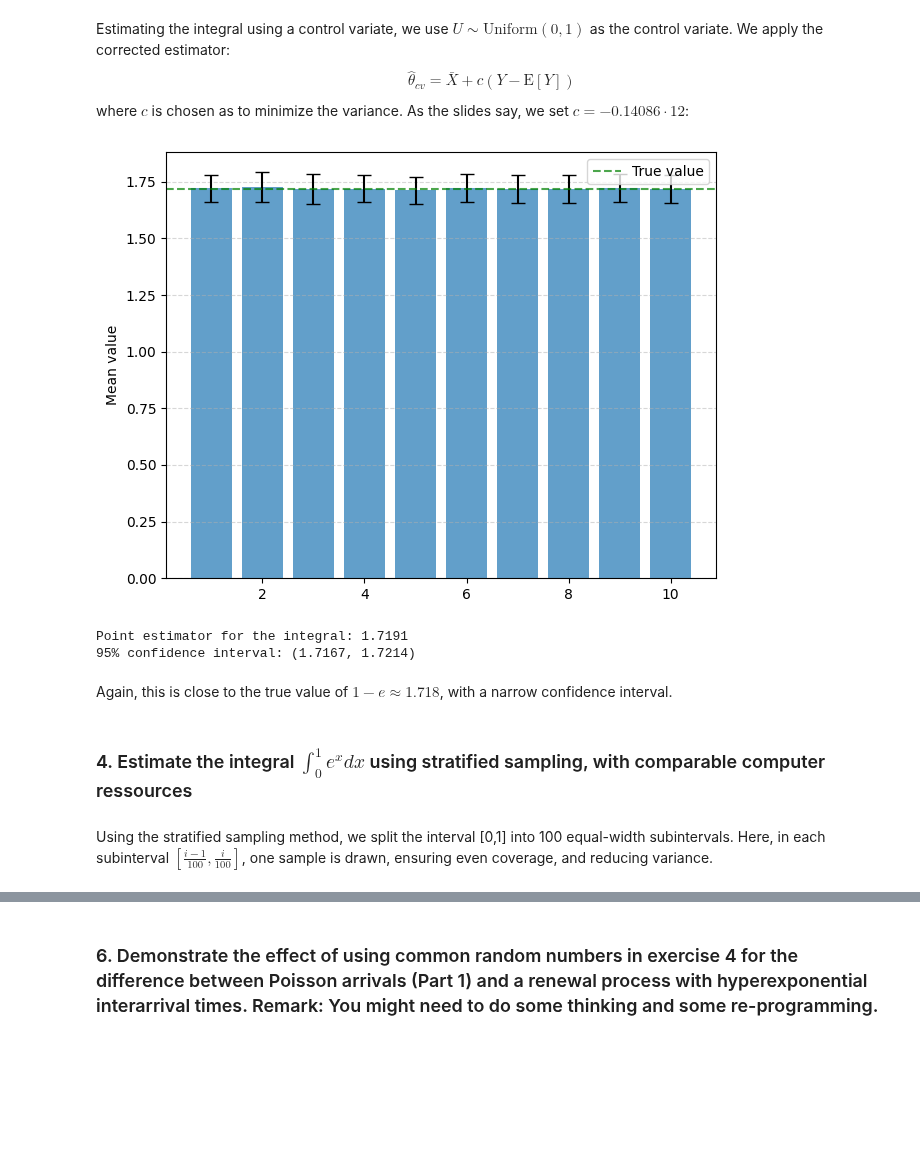
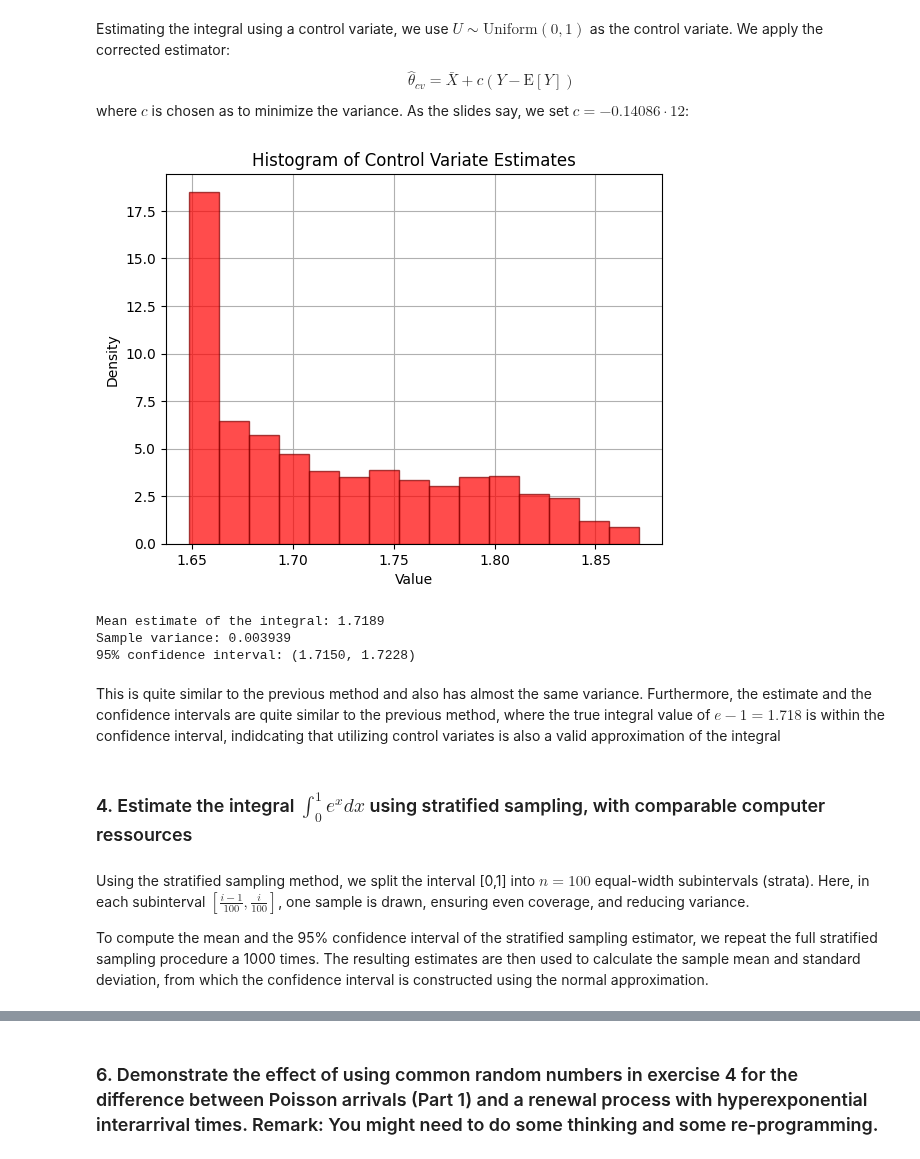
Before and after one commit to AntonJorg/stochastic_simulation, a Jupyter notebook: exercises_final/Exercise5.ipynb, the cells around one changed output, grey strips where cells are left out. Drawn from its saved outputs; the diff is of its cells as text; code cells hidden in the pictures; blank space fills up the shorter version.

```diff
--- a/exercises_final/Exercise5.ipynb
+++ b/exercises_final/Exercise5.ipynb
@@ -103,33 +105,41 @@ $$
 $$
 where $c$ is chosen as to minimize the variance. As the slides say, we set $c=-0.14086 \cdot 12$:
 # %%
-us = uniform.rvs(size=(10, 100))
+u = uniform.rvs(size=(10, 100))
+x = np.exp(u)
+c = -0.14086 * 12
+corrected = x + c * (u - 0.5)
+all_samples = corrected.flatten()
 
-xs = np.exp(us)
+plt.figure()
+plt.grid(True, zorder=0)
+plt.hist(all_samples, bins=15, density=True, alpha=0.7,
+         color='red', edgecolor='maroon', zorder=3)
+plt.title("Histogram of Control Variate Estimates")
+plt.xlabel("Value")
+plt.ylabel("Density")
+plt.show()
 
-c = -0.14086 * 12 # optimal value from slides
-
-zs = xs + c * (us - 0.5)
-
-means = np.mean(zs, axis=1)
-vars = np.var(zs, axis=1)
-
-plot_bar_with_error(means, vars)
-
-estimator = np.mean(means)
-stderr = np.std(means, ddof=1) / np.sqrt(len(means))
-margin = 1.96 * stderr
-
-print(f"Point estimator for the integral: {estimator:.4f}")
-print(f"95% confidence interval: ({estimator - margin:.4f}, {estimator + margin:.4f})")
+mean = np.mean(all_samples)
+variance = np.var(all_samples, ddof=1)
+standard_error = np.std(all_samples, ddof=1) / np.sqrt(len(all_samples))
+z = 1.96
+ci_lower = mean - z * standard_error
+ci_upper = mean + z * standard_error
+print(f"Mean estimate of the integral: {mean:.4f}")
+print(f"Sample variance: {variance:.6f}")
+print(f"95% confidence interval: ({ci_lower:.4f}, {ci_upper:.4f})")
 # %% [output]
-[figure, old version]
+[figure, new version]
-Point estimator for the integral: 1.7191
-95% confidence interval: (1.7167, 1.7214)
+Mean estimate of the integral: 1.7189
+Sample variance: 0.003939
+95% confidence interval: (1.7150, 1.7228)
 # %% [markdown]
-Again, this is close to the true value of $1-e\approx1.718$, with a narrow confidence interval.
+This is quite similar to the previous method and also has almost the same variance. Furthermore, the estimate and the confidence intervals are quite similar to the previous method, where the true integral value of $e-1=1.718$ is within the confidence interval, indidcating that utilizing control variates is also a valid approximation of the integral
 # %% [markdown]
 ### 4. Estimate the integral $\int ^1 _0 e^x dx$ using stratified sampling, with comparable computer ressources
 # %% [markdown]
-Using the stratified sampling method, we split the interval [0,1] into 100 equal-width subintervals. Here, in each subinterval $[\frac{i-1}{100}, \frac{i}{100}]$, one sample is drawn, ensuring even coverage, and reducing variance.
+Using the stratified sampling method, we split the interval [0,1] into $n=100$ equal-width subintervals (strata). Here, in each subinterval $[\frac{i-1}{100}, \frac{i}{100}]$, one sample is drawn, ensuring even coverage, and reducing variance.
+
+To compute the mean and the 95% confidence interval of the stratified sampling estimator, we repeat the full stratified sampling procedure a 1000 times. The resulting estimates are then used to calculate the sample mean and standard deviation, from which the confidence interval is constructed using the normal approximation.
 # %%
```
Also changed, not shown: parts of 14 cells of this notebook, 1 other file.
